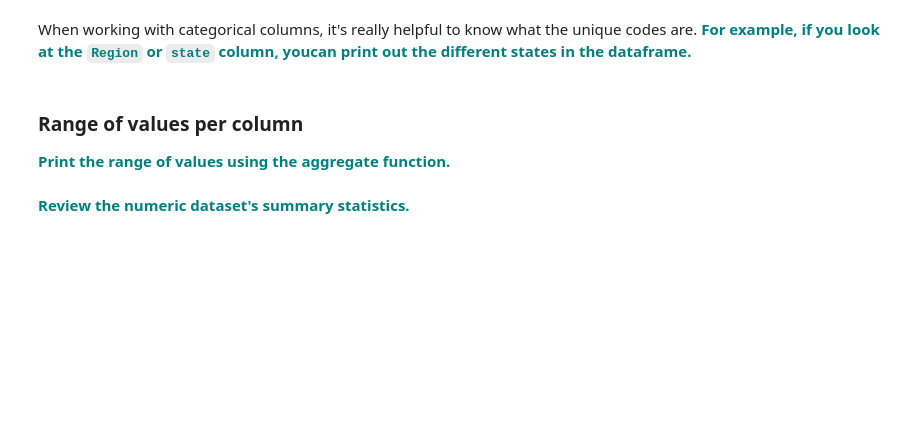
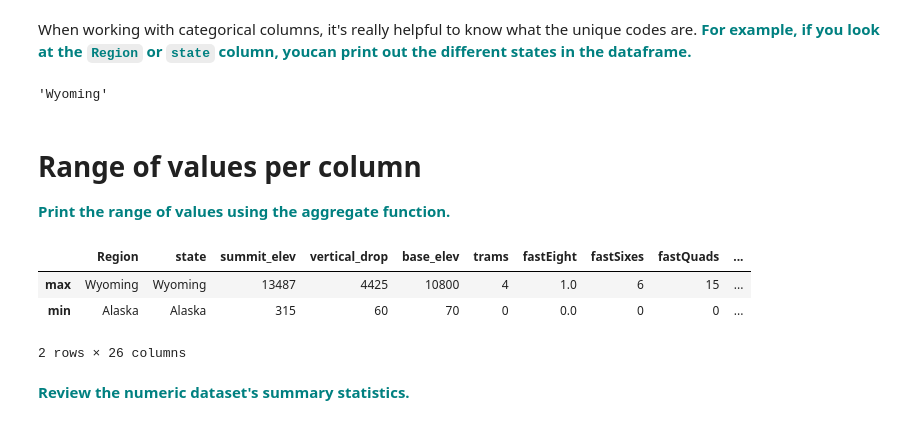
Before and after one commit to shai1esh03/GuidedCapstone, a Jupyter notebook: DataWrangling/Notebook_steptwo.ipynb, the cells around one changed output. Drawn from its saved outputs; the diff is of its cells as text; code cells hidden in the pictures; blank space fills up the shorter version.

```diff
--- a/DataWrangling/GuidedCapstone_Step2.ipynb
+++ b/DataWrangling/Notebook_steptwo.ipynb
@@ -118,8 +253,19 @@ There are some null or missing values you'll need to mitgate in a later step. Ho
 # %% [markdown]
 When working with categorical columns, it's really helpful to know what the unique codes are. <font color='teal'> **For example, if you look at the `Region` or `state` column, youcan print out the different states in the dataframe.**</font>
+# %%
+df['state'][-1]
+# %% [output]
+'Wyoming'
 # %% [markdown]
-### Range of values per column
+# Range of values per column
 
 <font color='teal'>**Print the range of values using the aggregate function.**</font>
+# %%
+df.agg(['max', 'min'])
+# %% [output]
+|  | Region | state | summit_elev | vertical_drop | base_elev | trams | fastEight | fastSixes | fastQuads | ... |
+| max | Wyoming | Wyoming | 13487 | 4425 | 10800 | 4 | 1.0 | 6 | 15 | ... |
+| min | Alaska | Alaska | 315 | 60 | 70 | 0 | 0.0 | 0 | 0 | ... |
+2 rows × 26 columns
 # %% [markdown]
 <font color='teal'> **Review the numeric dataset's summary statistics.**</font>
```
Also changed, not shown: parts of 25 cells of this notebook, 1 other file.
